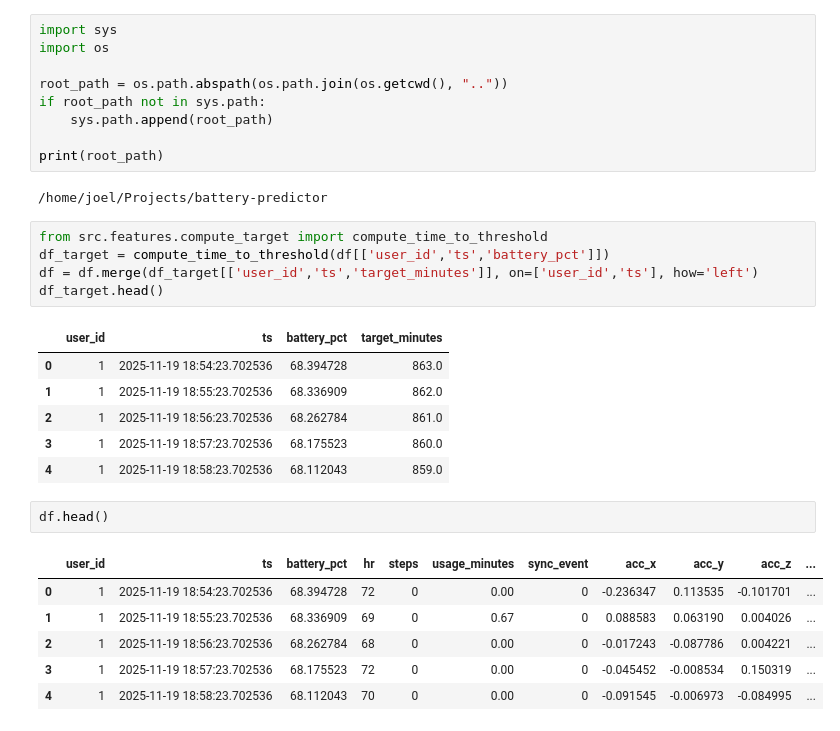
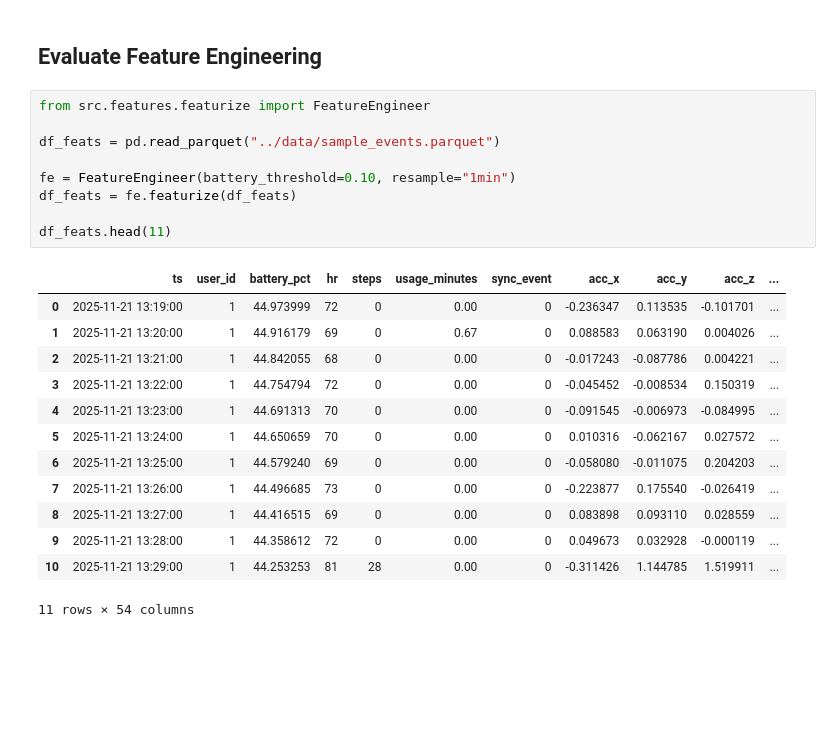
Before and after one commit to joelrivas/battery_predictor, a Jupyter notebook: notebooks/eda.ipynb, the cells around one changed output. Saved outputs shown, nothing was run; the diff lists cells and outputs as text; blank space fills up the shorter version.

```diff
--- a/notebooks/eda.ipynb
+++ b/notebooks/eda.ipynb
@@ -42,33 +62,26 @@ Text(0.5, 1.0, 'battery_pct dist')
-# %%
-import sys
-import os
-
-root_path = os.path.abspath(os.path.join(os.getcwd(), ".."))
-if root_path not in sys.path:
-    sys.path.append(root_path)
-
-print(root_path)
-# %% [output]
-/home/joel/Projects/battery-predictor
-# %%
-from src.features.compute_target import compute_time_to_threshold
-df_target = compute_time_to_threshold(df[['user_id','ts','battery_pct']])
-df = df.merge(df_target[['user_id','ts','target_minutes']], on=['user_id','ts'], how='left')
-df_target.head()
-# %% [output]
-|  | user_id | ts | battery_pct | target_minutes |
-| 0 | 1 | 2025-11-19 18:54:23.702536 | 68.394728 | 863.0 |
-| 1 | 1 | 2025-11-19 18:55:23.702536 | 68.336909 | 862.0 |
-| 2 | 1 | 2025-11-19 18:56:23.702536 | 68.262784 | 861.0 |
-| 3 | 1 | 2025-11-19 18:57:23.702536 | 68.175523 | 860.0 |
-| 4 | 1 | 2025-11-19 18:58:23.702536 | 68.112043 | 859.0 |
-# %%
-df.head()
-# %% [output]
-|  | user_id | ts | battery_pct | hr | steps | usage_minutes | sync_event | acc_x | acc_y | acc_z | ... |
-| 0 | 1 | 2025-11-19 18:54:23.702536 | 68.394728 | 72 | 0 | 0.00 | 0 | -0.236347 | 0.113535 | -0.101701 | ... |
-| 1 | 1 | 2025-11-19 18:55:23.702536 | 68.336909 | 69 | 0 | 0.67 | 0 | 0.088583 | 0.063190 | 0.004026 | ... |
-| 2 | 1 | 2025-11-19 18:56:23.702536 | 68.262784 | 68 | 0 | 0.00 | 0 | -0.017243 | -0.087786 | 0.004221 | ... |
-| 3 | 1 | 2025-11-19 18:57:23.702536 | 68.175523 | 72 | 0 | 0.00 | 0 | -0.045452 | -0.008534 | 0.150319 | ... |
-| 4 | 1 | 2025-11-19 18:58:23.702536 | 68.112043 | 70 | 0 | 0.00 | 0 | -0.091545 | -0.006973 | -0.084995 | ... |
+# %% [markdown]
+## Evaluate Feature Engineering
+# %%
+from src.features.featurize import FeatureEngineer
+
+df_feats = pd.read_parquet("../data/sample_events.parquet")
+
+fe = FeatureEngineer(battery_threshold=0.10, resample="1min")
+df_feats = fe.featurize(df_feats)
+
+df_feats.head(11)
+# %% [output]
+|  | ts | user_id | battery_pct | hr | steps | usage_minutes | sync_event | acc_x | acc_y | acc_z | ... |
+| 0 | 2025-11-21 13:19:00 | 1 | 44.973999 | 72 | 0 | 0.00 | 0 | -0.236347 | 0.113535 | -0.101701 | ... |
+| 1 | 2025-11-21 13:20:00 | 1 | 44.916179 | 69 | 0 | 0.67 | 0 | 0.088583 | 0.063190 | 0.004026 | ... |
+| 2 | 2025-11-21 13:21:00 | 1 | 44.842055 | 68 | 0 | 0.00 | 0 | -0.017243 | -0.087786 | 0.004221 | ... |
+| 3 | 2025-11-21 13:22:00 | 1 | 44.754794 | 72 | 0 | 0.00 | 0 | -0.045452 | -0.008534 | 0.150319 | ... |
+| 4 | 2025-11-21 13:23:00 | 1 | 44.691313 | 70 | 0 | 0.00 | 0 | -0.091545 | -0.006973 | -0.084995 | ... |
+| 5 | 2025-11-21 13:24:00 | 1 | 44.650659 | 70 | 0 | 0.00 | 0 | 0.010316 | -0.062167 | 0.027572 | ... |
+| 6 | 2025-11-21 13:25:00 | 1 | 44.579240 | 69 | 0 | 0.00 | 0 | -0.058080 | -0.011075 | 0.204203 | ... |
+| 7 | 2025-11-21 13:26:00 | 1 | 44.496685 | 73 | 0 | 0.00 | 0 | -0.223877 | 0.175540 | -0.026419 | ... |
+| 8 | 2025-11-21 13:27:00 | 1 | 44.416515 | 69 | 0 | 0.00 | 0 | 0.083898 | 0.093110 | 0.028559 | ... |
+| 9 | 2025-11-21 13:28:00 | 1 | 44.358612 | 72 | 0 | 0.00 | 0 | 0.049673 | 0.032928 | -0.000119 | ... |
+| 10 | 2025-11-21 13:29:00 | 1 | 44.253253 | 81 | 28 | 0.00 | 0 | -0.311426 | 1.144785 | 1.519911 | ... |
+11 rows × 54 columns
 # %%
```
Also changed, not shown: parts of 9 cells of this notebook, 5 other files.
